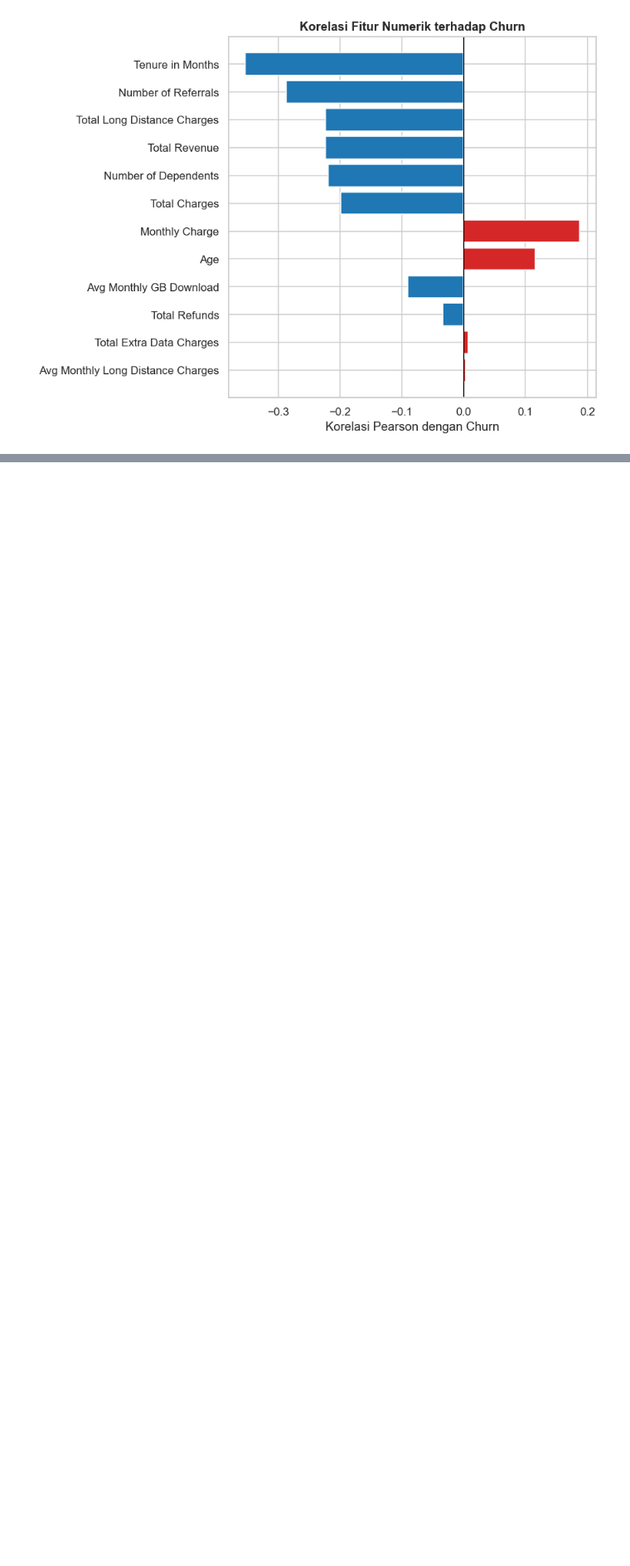
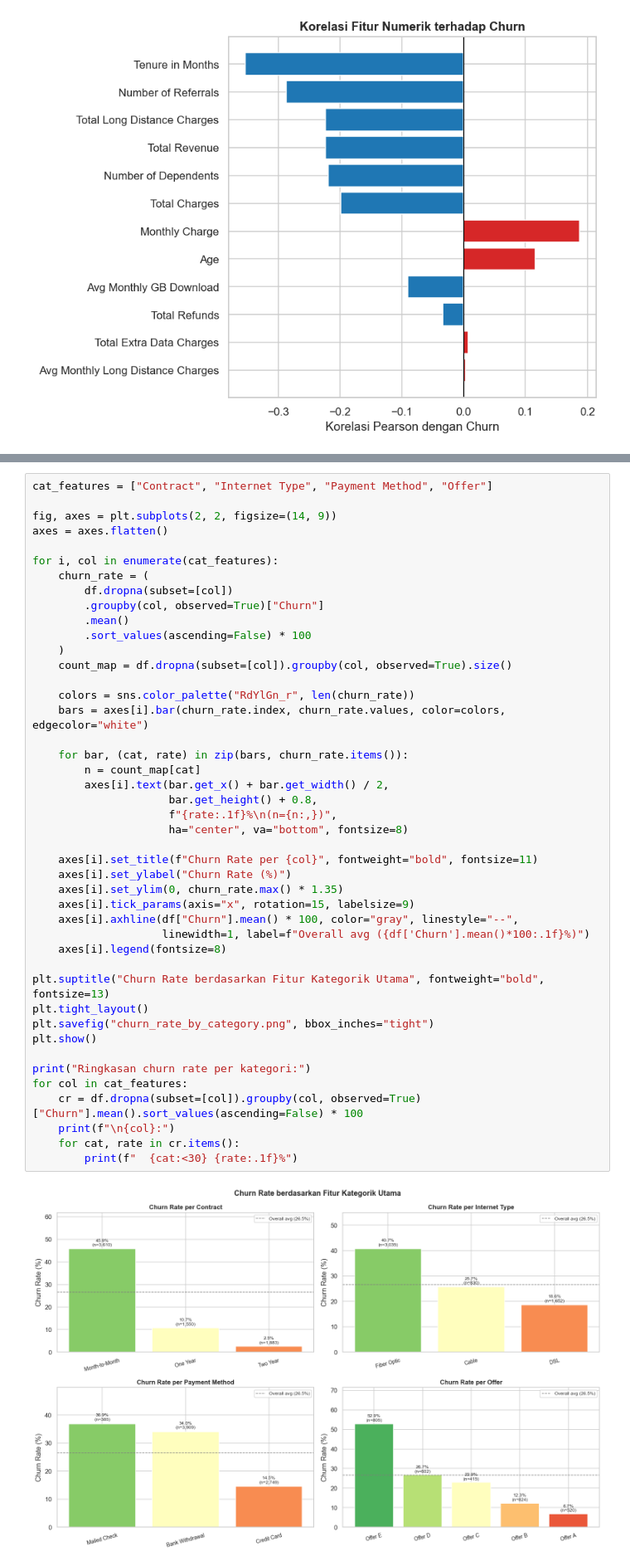
Before and after one commit to mfrozy10/telecom-customer-churn, a Jupyter notebook: notebooks/Churn_Prediction.ipynb, the cells around one changed output, grey strips where cells are left out. Shown at 83% size. Drawn from its saved outputs; the diff is of its cells as text; blank space fills up the shorter version.

```diff
--- a/notebooks/Churn_Prediction.ipynb
+++ b/notebooks/Churn_Prediction.ipynb
@@ -198,0 +247,46 @@ plt.show()
+# %%
+cat_features = ["Contract", "Internet Type", "Payment Method", "Offer"]
+
+fig, axes = plt.subplots(2, 2, figsize=(14, 9))
+axes = axes.flatten()
+
+for i, col in enumerate(cat_features):
+    churn_rate = (
+        df.dropna(subset=[col])
+        .groupby(col, observed=True)["Churn"]
+        .mean()
+        .sort_values(ascending=False) * 100
+    )
+    count_map = df.dropna(subset=[col]).groupby(col, observed=True).size()
+
+    colors = sns.color_palette("RdYlGn_r", len(churn_rate))
+    bars = axes[i].bar(churn_rate.index, churn_rate.values, color=colors, edgecolor="white")
+
+    for bar, (cat, rate) in zip(bars, churn_rate.items()):
+        n = count_map[cat]
+        axes[i].text(bar.get_x() + bar.get_width() / 2,
+                     bar.get_height() + 0.8,
+                     f"{rate:.1f}%\n(n={n:,})",
+                     ha="center", va="bottom", fontsize=8)
+
+    axes[i].set_title(f"Churn Rate per {col}", fontweight="bold", fontsize=11)
+    axes[i].set_ylabel("Churn Rate (%)")
+    axes[i].set_ylim(0, churn_rate.max() * 1.35)
+    axes[i].tick_params(axis="x", rotation=15, labelsize=9)
+    axes[i].axhline(df["Churn"].mean() * 100, color="gray", linestyle="--",
+                    linewidth=1, label=f"Overall avg ({df['Churn'].mean()*100:.1f}%)")
+    axes[i].legend(fontsize=8)
+
+plt.suptitle("Churn Rate berdasarkan Fitur Kategorik Utama", fontweight="bold", fontsize=13)
+plt.tight_layout()
+plt.savefig("churn_rate_by_category.png", bbox_inches="tight")
+plt.show()
+
+print("Ringkasan churn rate per kategori:")
+for col in cat_features:
+    cr = df.dropna(subset=[col]).groupby(col, observed=True)["Churn"].mean().sort_values(ascending=False) * 100
+    print(f"\n{col}:")
+    for cat, rate in cr.items():
+        print(f"  {cat:<30} {rate:.1f}%")
+# %% [output]
+[figure, added]
```
Also changed, not shown: parts of 7 cells of this notebook, 3 other files.
